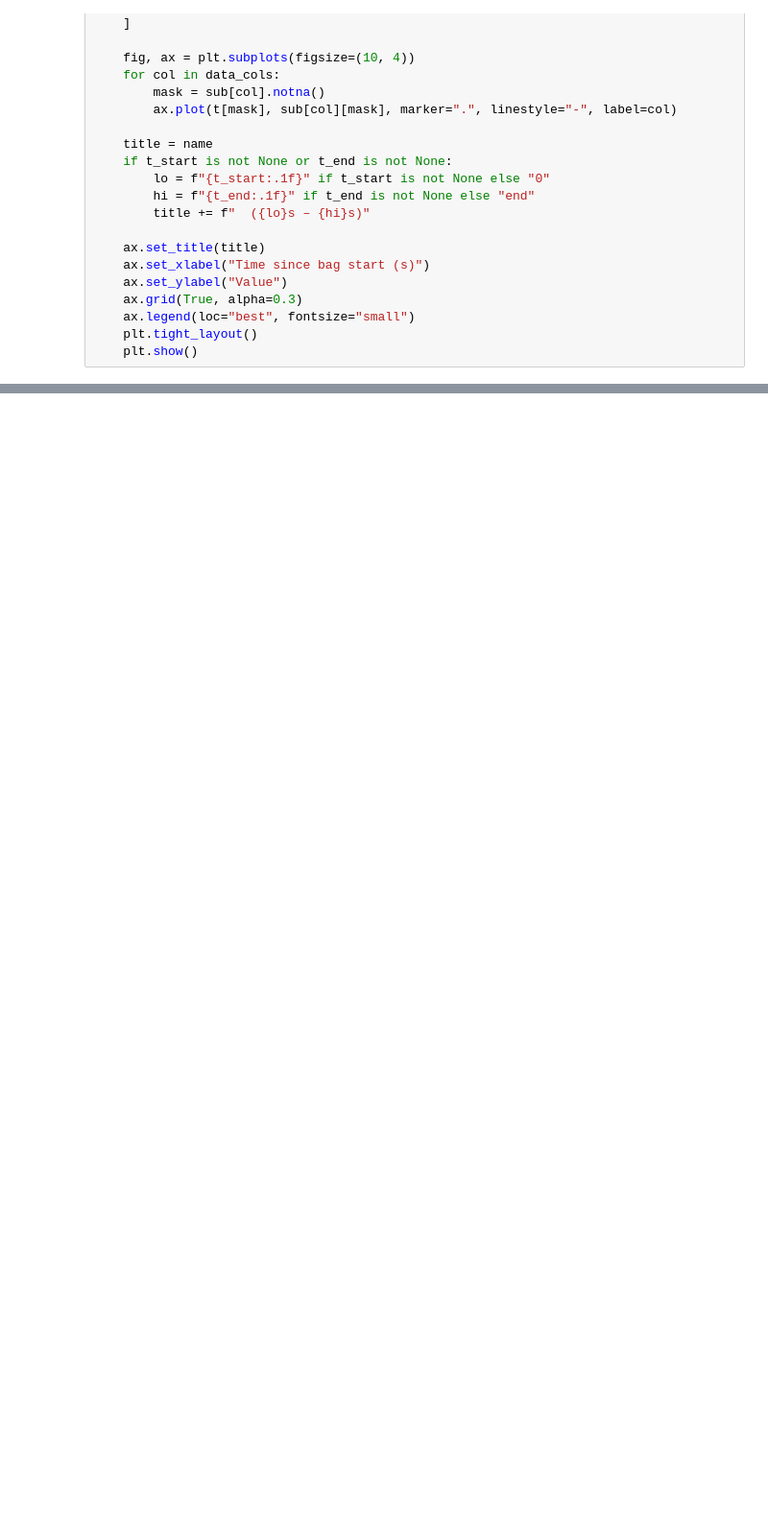
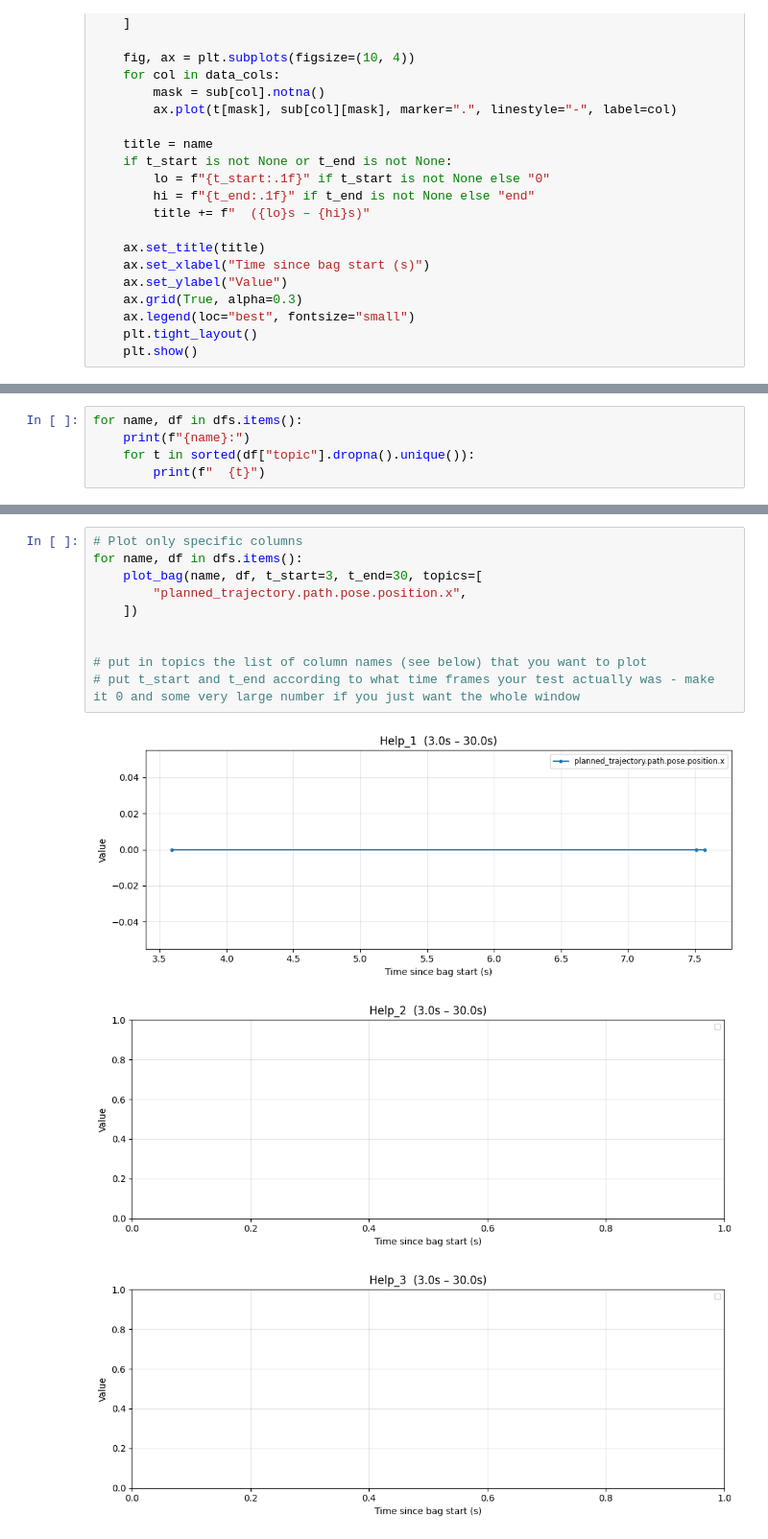
Before and after one commit to rss2026-4/final_challenge, a Jupyter notebook: final_challenge/data_viz/viz.ipynb, the cells around one changed output, grey strips where cells are left out. Shown at 96% size. Saved outputs shown, nothing was run; the diff lists cells and outputs as text; blank space fills up the shorter version.

```diff
--- a/final_challenge/data_viz/viz.ipynb
+++ b/final_challenge/data_viz/viz.ipynb
@@ -171,0 +205,5 @@ Windowed (2s – 10s):
+# %%
+for name, df in dfs.items():
+    print(f"{name}:")
+    for t in sorted(df["topic"].dropna().unique()):
+        print(f"  {t}")
@@ -171,0 +226,14 @@ Windowed (2s – 10s):
+# %%
+# Plot only specific columns
+for name, df in dfs.items():
+    plot_bag(name, df, t_start=3, t_end=30, topics=[
+        "planned_trajectory.path.pose.position.x",
+    ])
+
+
+# put in topics the list of column names (see below) that you want to plot
+# put t_start and t_end according to what time frames your test actually was - make it 0 and some very large number if you just want the whole window
+# %% [output]
+[figure, added]
+[figure, added]
+[figure, added]
```
Also changed, not shown: parts of 7 cells of this notebook, 8 other files.
